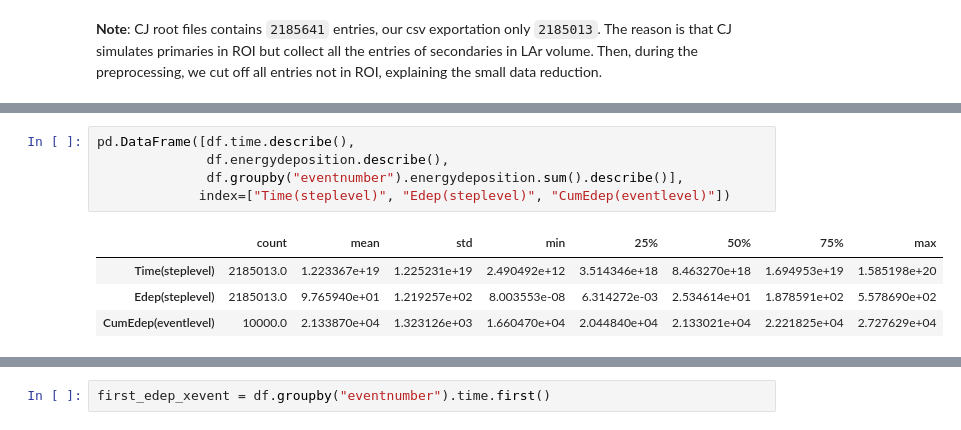
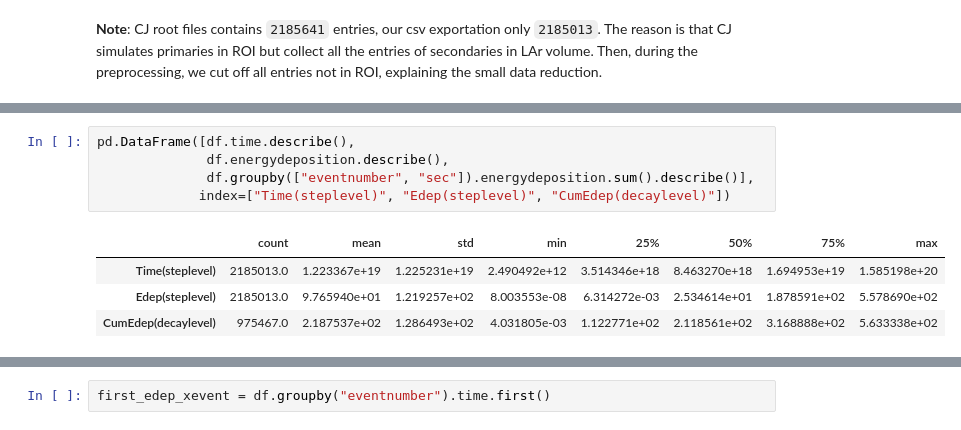
Before and after one commit to luigiberducci/ML4NP, a Jupyter notebook: Notebooks/analysis_1e6_ar39.ipynb, the cells around one changed output, grey strips where cells are left out. Cells and saved outputs as stored; diff of their text form.

Commit message:
fix analysis of energy spectrum, lifetime decays and spatial distribution

```diff
--- a/Notebooks/analysis_1e6_ar39.ipynb
+++ b/Notebooks/analysis_1e6_ar39.ipynb
@@ -54,10 +47,10 @@ df = df.sort_values("time")
 # %%
 pd.DataFrame([df.time.describe(),
               df.energydeposition.describe(),
-              df.groupby("eventnumber").energydeposition.sum().describe()],
-             index=["Time(steplevel)", "Edep(steplevel)", "CumEdep(eventlevel)"])
+              df.groupby(["eventnumber", "sec"]).energydeposition.sum().describe()],
+             index=["Time(steplevel)", "Edep(steplevel)", "CumEdep(decaylevel)"])
 # %% [output]
 |  | count | mean | std | min | 25% | 50% | 75% | max |
 | Time(steplevel) | 2185013.0 | 1.223367e+19 | 1.225231e+19 | 2.490492e+12 | 3.514346e+18 | 8.463270e+18 | 1.694953e+19 | 1.585198e+20 |
 | Edep(steplevel) | 2185013.0 | 9.765940e+01 | 1.219257e+02 | 8.003553e-08 | 6.314272e-03 | 2.534614e+01 | 1.878591e+02 | 5.578690e+02 |
-| CumEdep(eventlevel) | 10000.0 | 2.133870e+04 | 1.323126e+03 | 1.660470e+04 | 2.044840e+04 | 2.133021e+04 | 2.221825e+04 | 2.727629e+04 |
+| CumEdep(decaylevel) | 975467.0 | 2.187537e+02 | 1.286493e+02 | 4.031805e-03 | 1.122771e+02 | 2.118561e+02 | 3.168888e+02 | 5.633338e+02 |
```
Also changed, not shown: parts of 28 cells of this notebook, 1 other file.
